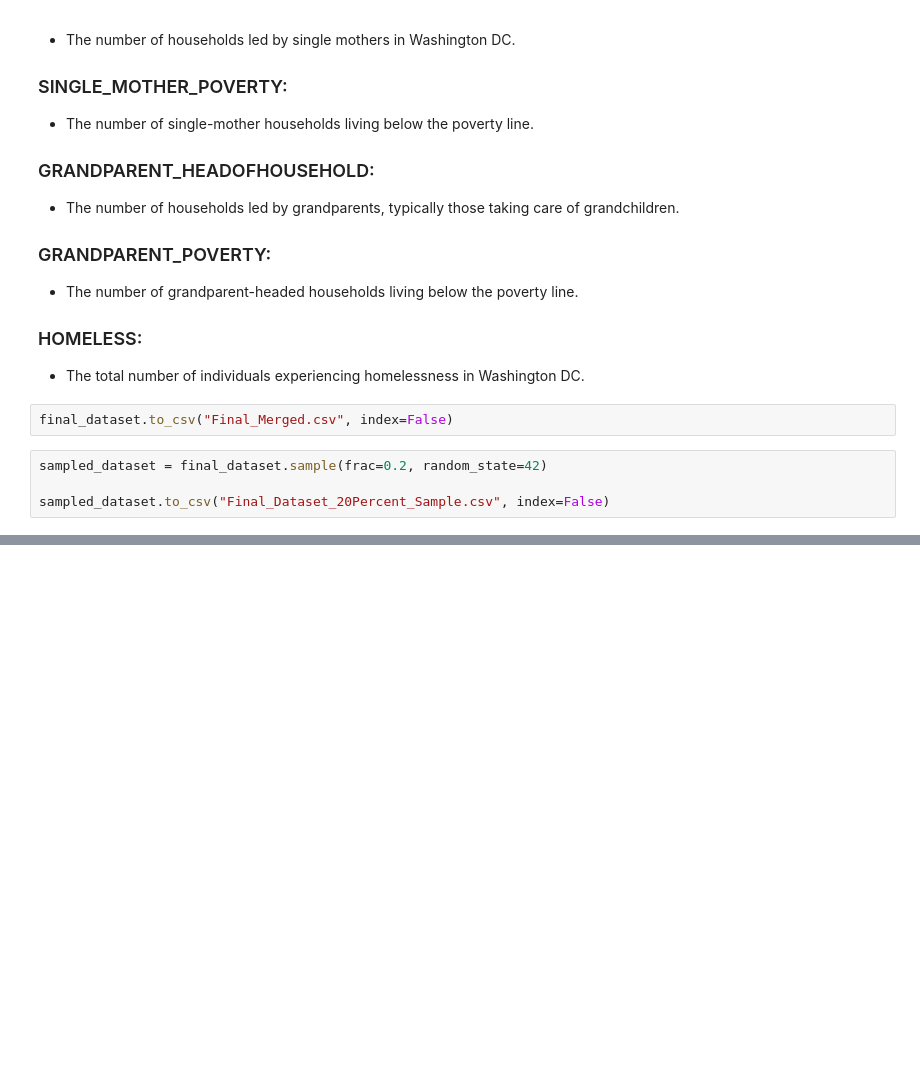
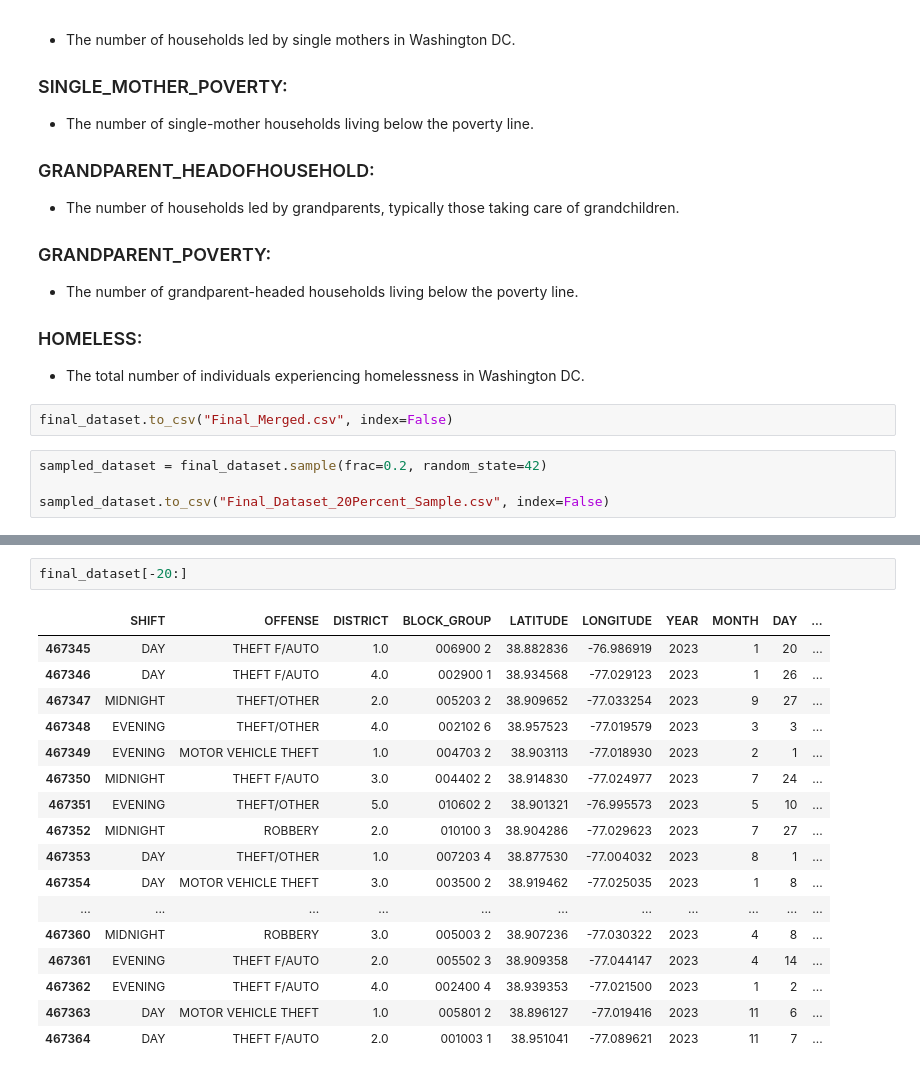
Before and after one commit to ssj9sw/BAH_Crime_Data, a Jupyter notebook: Data_Cleaning.ipynb, the cells around one changed output, grey strips where cells are left out. Saved outputs shown, nothing was run; the diff lists cells and outputs as text; blank space fills up the shorter version.

```diff
--- a/Data_Cleaning.ipynb
+++ b/Data_Cleaning.ipynb
@@ -461,0 +482,20 @@ sampled_dataset.to_csv("Final_Dataset_20Percent_Sample.csv", index=False)
+# %%
+final_dataset[-20:]
+# %% [output]
+|  | SHIFT | OFFENSE | DISTRICT | BLOCK_GROUP | LATITUDE | LONGITUDE | YEAR | MONTH | DAY | ... |
+| 467345 | DAY | THEFT F/AUTO | 1.0 | 006900 2 | 38.882836 | -76.986919 | 2023 | 1 | 20 | ... |
+| 467346 | DAY | THEFT F/AUTO | 4.0 | 002900 1 | 38.934568 | -77.029123 | 2023 | 1 | 26 | ... |
+| 467347 | MIDNIGHT | THEFT/OTHER | 2.0 | 005203 2 | 38.909652 | -77.033254 | 2023 | 9 | 27 | ... |
+| 467348 | EVENING | THEFT/OTHER | 4.0 | 002102 6 | 38.957523 | -77.019579 | 2023 | 3 | 3 | ... |
+| 467349 | EVENING | MOTOR VEHICLE THEFT | 1.0 | 004703 2 | 38.903113 | -77.018930 | 2023 | 2 | 1 | ... |
+| 467350 | MIDNIGHT | THEFT F/AUTO | 3.0 | 004402 2 | 38.914830 | -77.024977 | 2023 | 7 | 24 | ... |
+| 467351 | EVENING | THEFT/OTHER | 5.0 | 010602 2 | 38.901321 | -76.995573 | 2023 | 5 | 10 | ... |
+| 467352 | MIDNIGHT | ROBBERY | 2.0 | 010100 3 | 38.904286 | -77.029623 | 2023 | 7 | 27 | ... |
+| 467353 | DAY | THEFT/OTHER | 1.0 | 007203 4 | 38.877530 | -77.004032 | 2023 | 8 | 1 | ... |
+| 467354 | DAY | MOTOR VEHICLE THEFT | 3.0 | 003500 2 | 38.919462 | -77.025035 | 2023 | 1 | 8 | ... |
+| ... | ... | ... | ... | ... | ... | ... | ... | ... | ... | ... |
+| 467360 | MIDNIGHT | ROBBERY | 3.0 | 005003 2 | 38.907236 | -77.030322 | 2023 | 4 | 8 | ... |
+| 467361 | EVENING | THEFT F/AUTO | 2.0 | 005502 3 | 38.909358 | -77.044147 | 2023 | 4 | 14 | ... |
+| 467362 | EVENING | THEFT F/AUTO | 4.0 | 002400 4 | 38.939353 | -77.021500 | 2023 | 1 | 2 | ... |
+| 467363 | DAY | MOTOR VEHICLE THEFT | 1.0 | 005801 2 | 38.896127 | -77.019416 | 2023 | 11 | 6 | ... |
+| 467364 | DAY | THEFT F/AUTO | 2.0 | 001003 1 | 38.951041 | -77.089621 | 2023 | 11 | 7 | ... |
```
Also changed, not shown: parts of 1 cell of this notebook.
